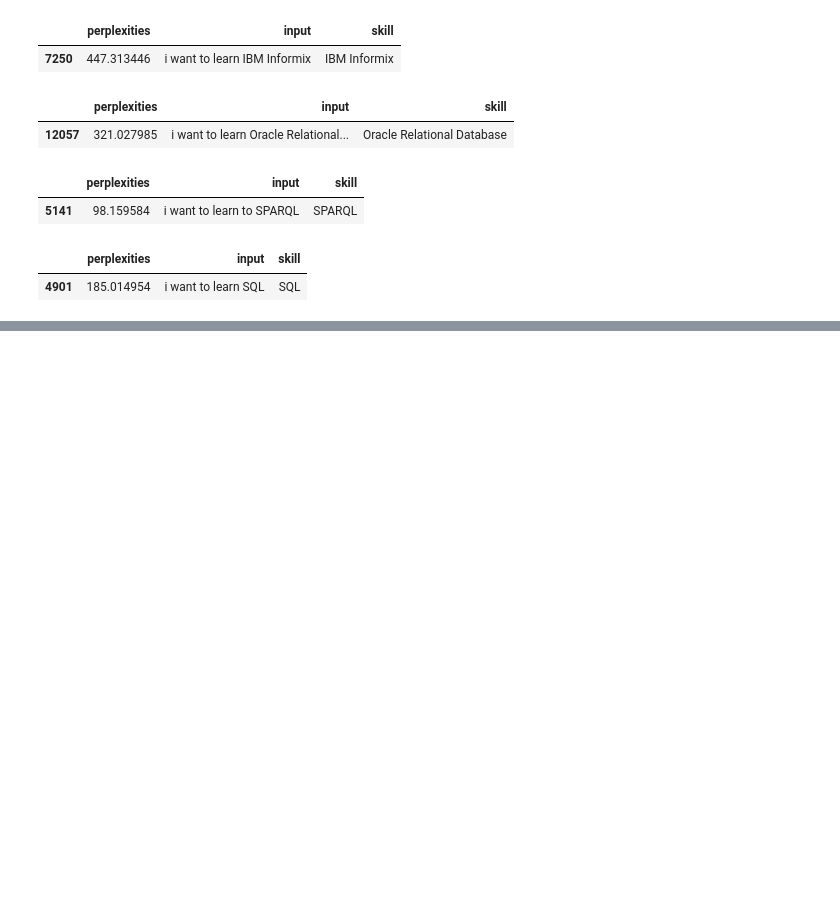
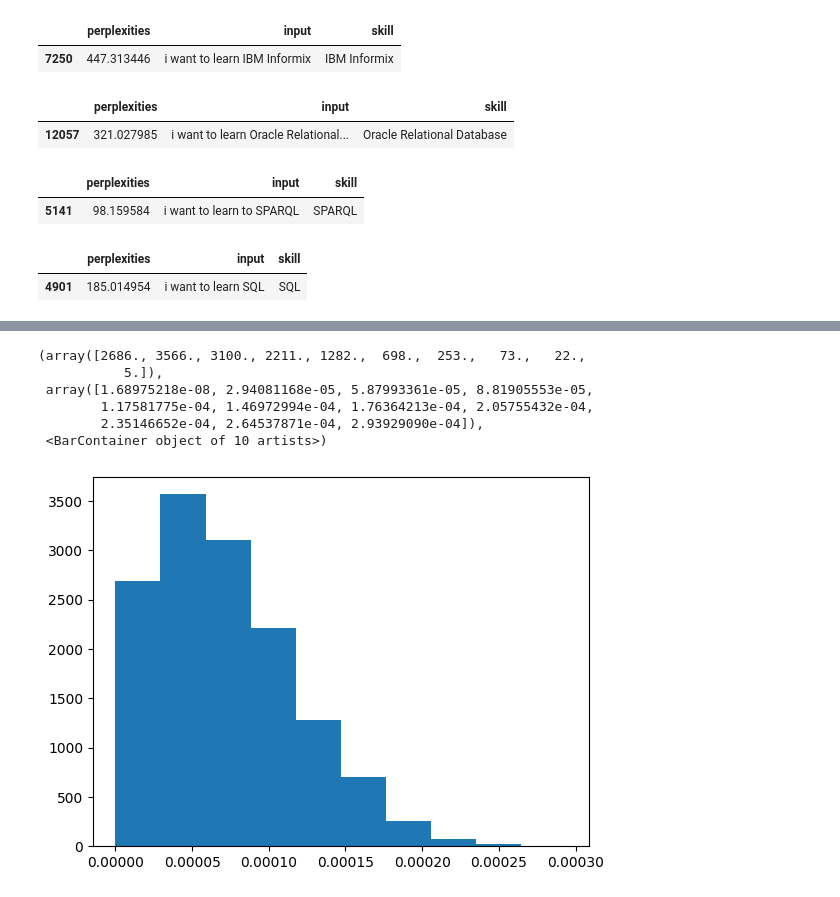
Before and after one commit to epfl-ml4ed/SkillThrills, a Jupyter notebook: protosp01/dataset_generation/frequency_skills.ipynb, the cells around one changed output, grey strips where cells are left out. Cells and saved outputs as stored; diff of their text form; code cells hidden in the pictures; blank space fills up the shorter version.

```diff
--- a/protosp01/dataset_generation/frequency_skills.ipynb
+++ b/protosp01/dataset_generation/frequency_skills.ipynb
@@ -245,0 +508,3 @@ F[F["skill"].apply(lambda x : x[0] == "C")]
+# %%
+ppl_inputs_simple["mean_std_ppl"] = ppl_inputs_simple[[x + "_ppl_std" for x in tf_cols]].mean(axis=1)
+ppl_inputs_simple["mean_mm_ppl"] = ppl_inputs_simple[[x + "_ppl_mm" for x in tf_cols]].mean(axis=1)
@@ -245,0 +574,13 @@ F[F["skill"].apply(lambda x : x[0] == "C")]
+# %%
+import numpy as np
+
+dist = np.exp((-ppl_inputs_simple["mean_std_ppl"])) / np.exp((-ppl_inputs_simple["mean_std_ppl"])).sum()
+plt.hist(dist)
+# %% [output]
+(array([2686., 3566., 3100., 2211., 1282.,  698.,  253.,   73.,   22.,
+           5.]),
+ array([1.68975218e-08, 2.94081168e-05, 5.87993361e-05, 8.81905553e-05,
+        1.17581775e-04, 1.46972994e-04, 1.76364213e-04, 2.05755432e-04,
+        2.35146652e-04, 2.64537871e-04, 2.93929090e-04]),
+ <BarContainer object of 10 artists>)
+[figure, added]
```
Also changed, not shown: parts of 31 cells of this notebook, 6 other files.
